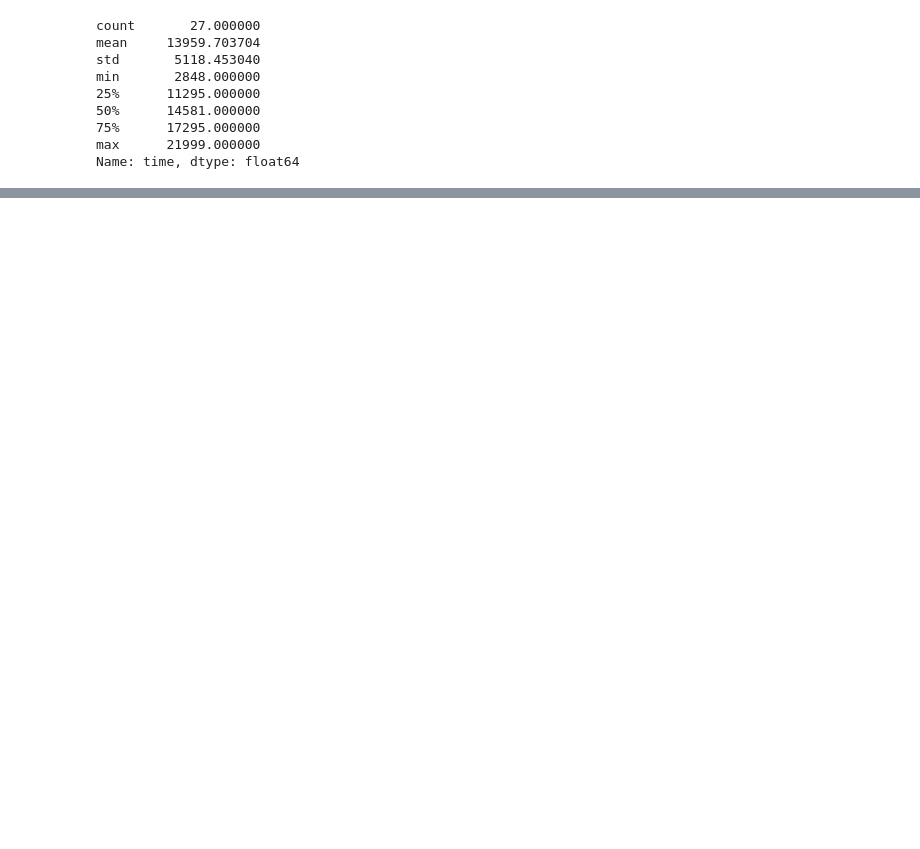
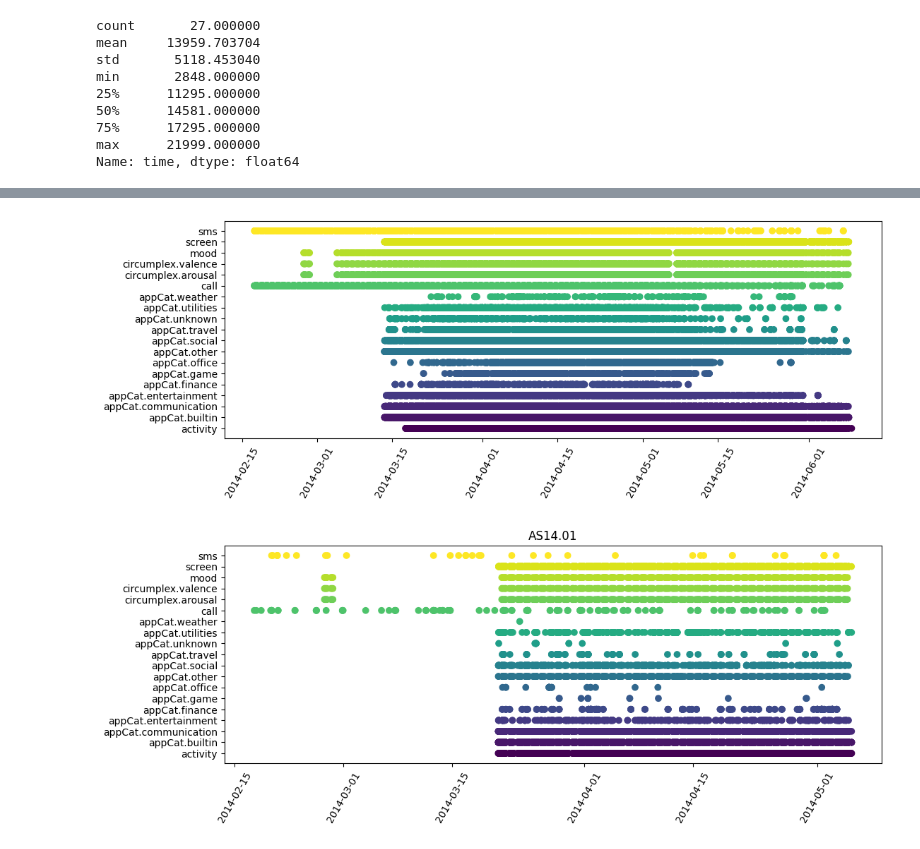
Before and after one commit to ChackMociute/Data-Mining-Techniques, a Jupyter notebook: Ass1.ipynb, the cells around one changed output, grey strips where cells are left out. Saved outputs shown, nothing was run; the diff lists cells and outputs as text; code cells hidden in the pictures; blank space fills up the shorter version.

```diff
--- a/Ass1.ipynb
+++ b/Ass1.ipynb
@@ -51,0 +82,20 @@ df[df.value >= 0].plot(x='time', y='value', kind='scatter')
+# %%
+enc = LabelEncoder()
+enc.fit(df.variable.unique())
+
+def time_series(df, title=None):
+    act = enc.transform(df.variable)
+    plt.figure(figsize=(12, 4))
+    plt.scatter(df.time, act, c=act)
+    plt.title(title)
+    plt.xticks(rotation=60)
+    plt.yticks(range(len(enc.classes_)), enc.inverse_transform(range(len(enc.classes_))))
+    plt.show()
+# %%
+time_series(df)
+for ID in df.id.unique():
+    time_series(df[df.id == ID], title=ID)
+    break
+# %% [output]
+[figure, added]
+[figure, added]
```
Also changed, not shown: parts of 11 cells of this notebook.
